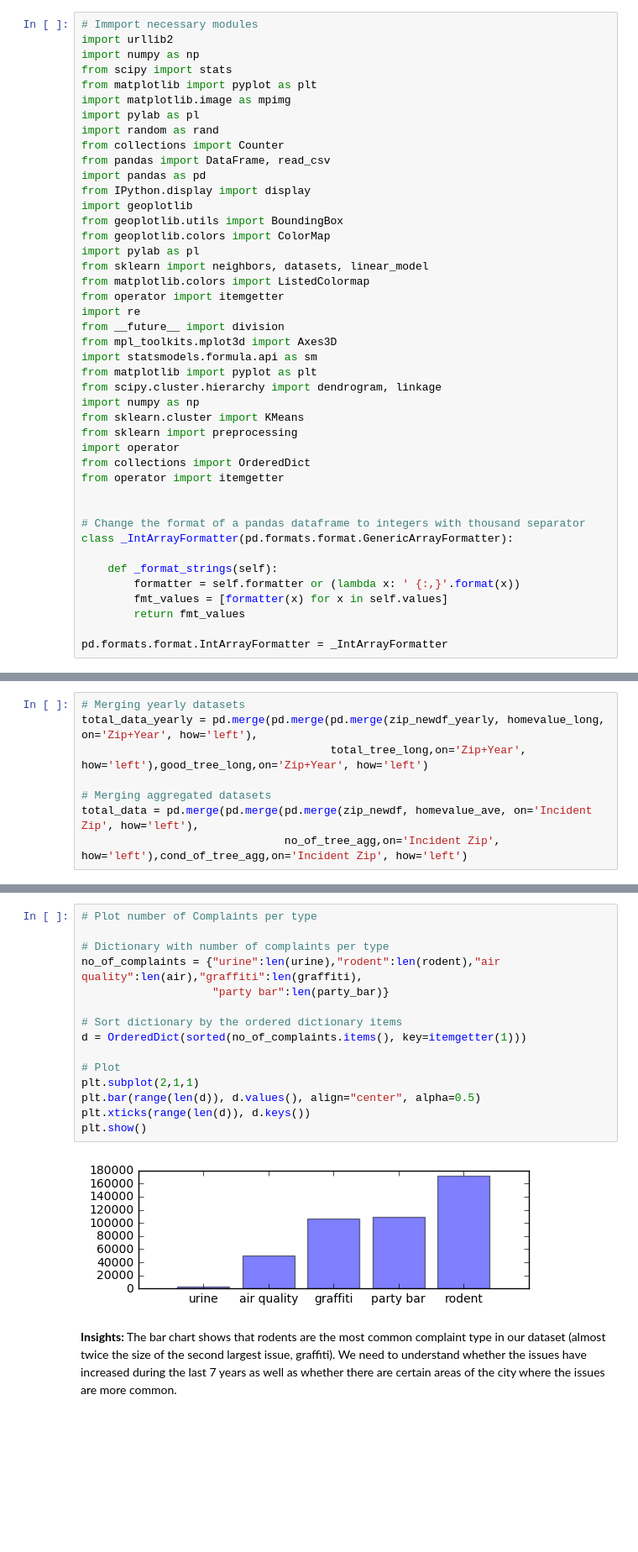
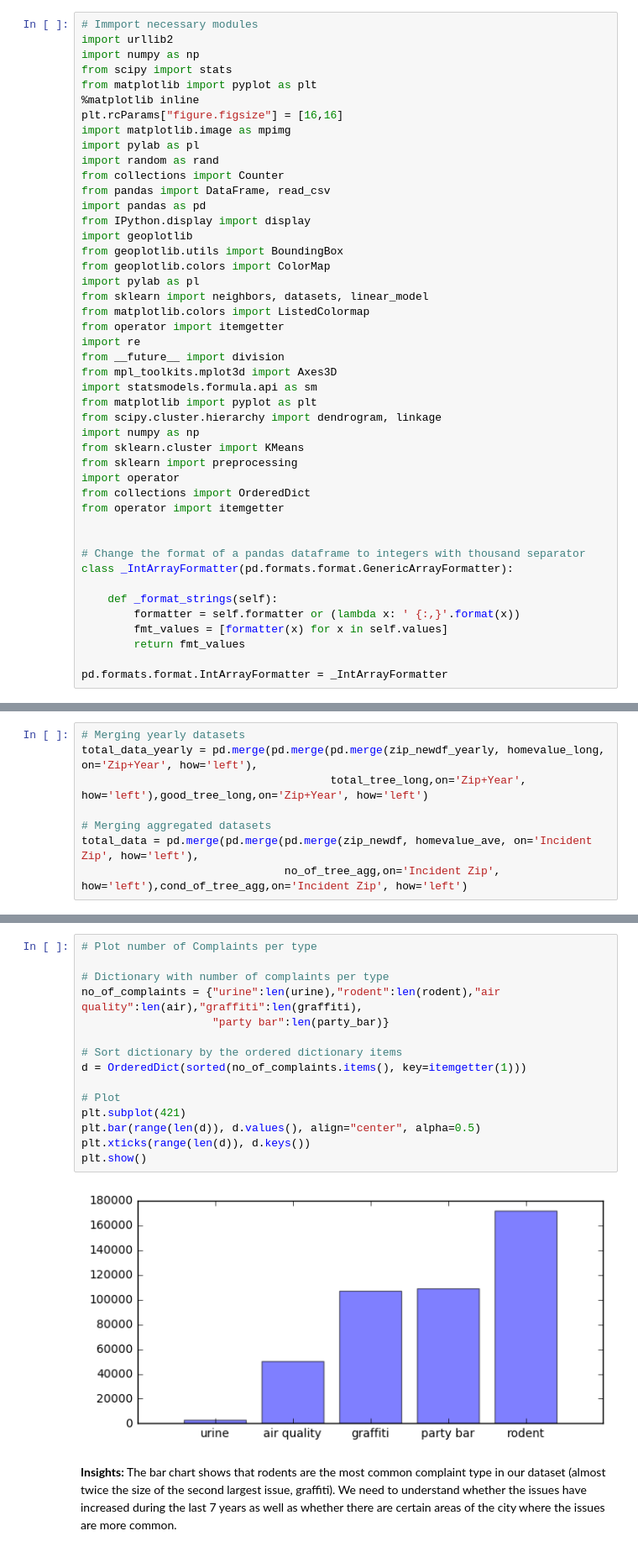
Before and after one commit to cschleidt/sdaav, a Jupyter notebook: notebooks/Social-Data-Final-Project-Notebook.ipynb, the cells around one changed output, grey strips where cells are left out. Shown at 84% size. Drawn from its saved outputs; the diff is of its cells as text; blank space fills up the shorter version.

```diff
--- a/notebooks/Social-Data-Final-Project-Notebook.ipynb
+++ b/notebooks/Social-Data-Final-Project-Notebook.ipynb
@@ -31,6 +32,8 @@ import urllib2
 import numpy as np
 from scipy import stats
 from matplotlib import pyplot as plt
+%matplotlib inline
+plt.rcParams["figure.figsize"] = [16,16]
 import matplotlib.image as mpimg
 import pylab as pl
 import random as rand
@@ -350,20 +352,20 @@ Complaints Dataset consists of 3601887 rows and 56 columns.
 # %%
 # Plot number of Complaints per type
 
 # Dictionary with number of complaints per type
 no_of_complaints = {"urine":len(urine),"rodent":len(rodent),"air quality":len(air),"graffiti":len(graffiti),
                     "party bar":len(party_bar)}
 
 # Sort dictionary by the ordered dictionary items
 d = OrderedDict(sorted(no_of_complaints.items(), key=itemgetter(1)))
 
 # Plot
-plt.subplot(2,1,1)
+plt.subplot(421)
 plt.bar(range(len(d)), d.values(), align="center", alpha=0.5)
 plt.xticks(range(len(d)), d.keys())
 plt.show()
 # %% [output]
-[figure, old version]
+[figure, new version]
 # %% [markdown]
 **Insights:** The bar chart shows that rodents are the most common complaint type in our dataset (almost twice the size of the second largest issue, graffiti). We need to understand whether the issues have increased during the last 7 years as well as whether there are certain areas of the city where the issues are more common.
 # %%
```
Also changed, not shown: parts of 36 cells of this notebook, 1 other file.
